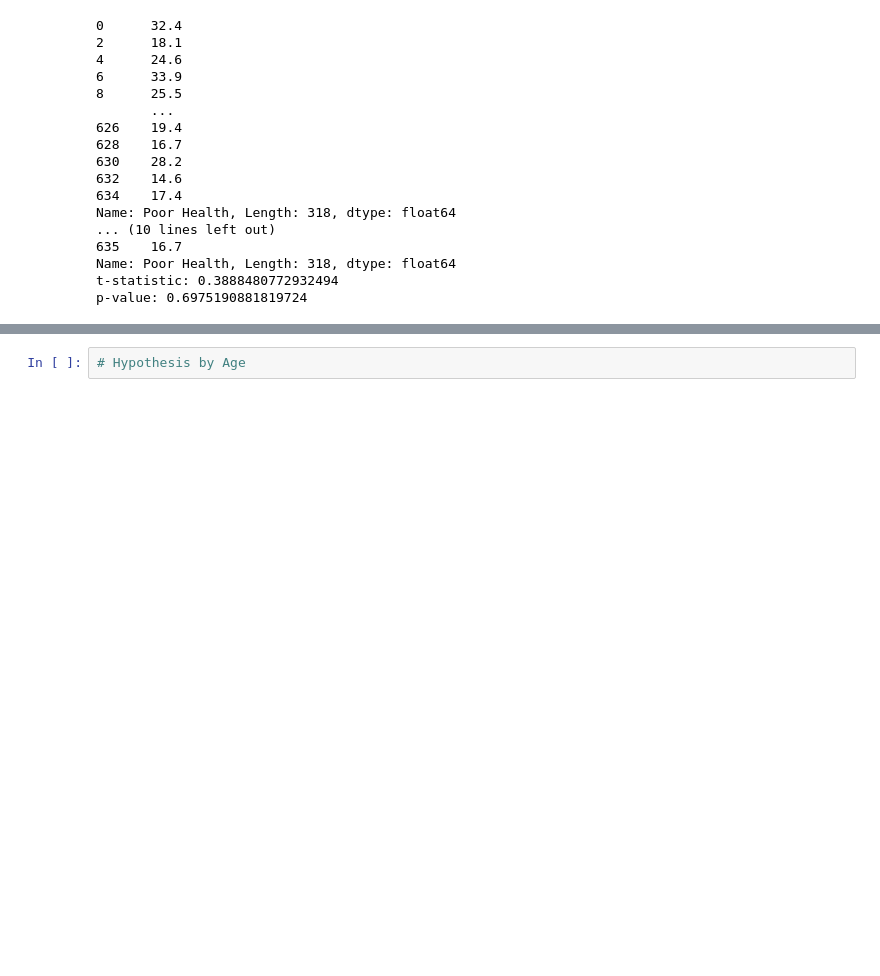
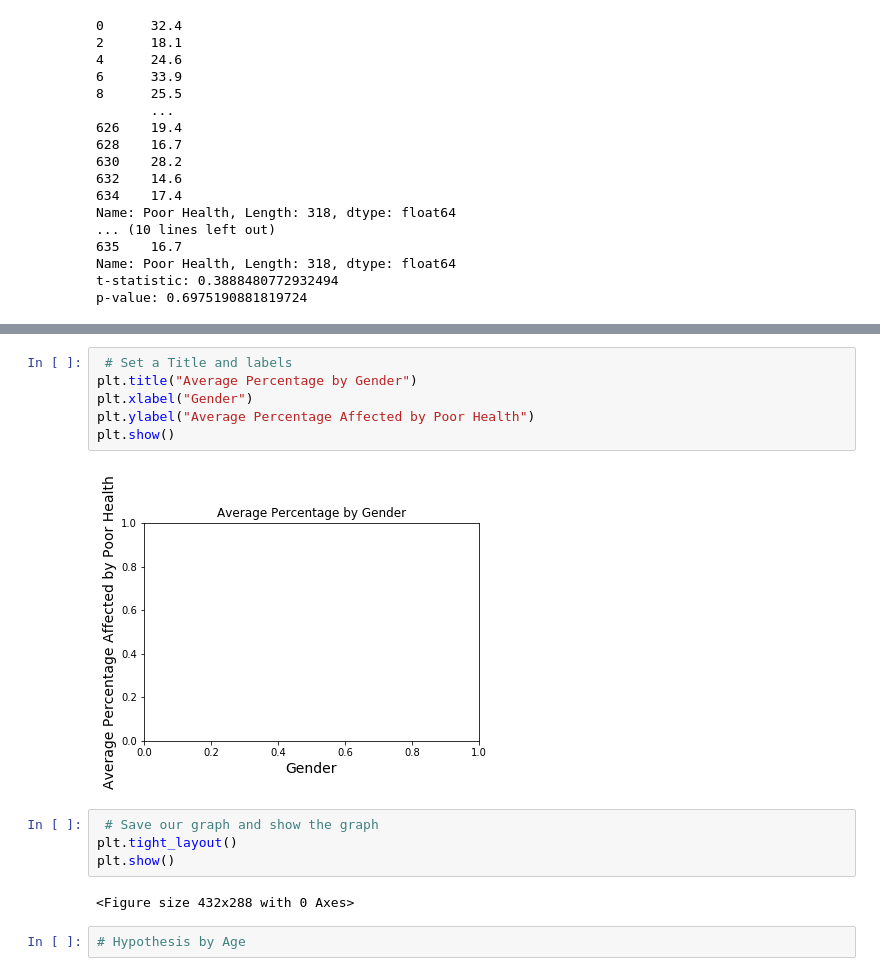
Before and after one commit to NoorBelhaj/Group-5-Project, a Jupyter notebook: Health_Analysis_HM.ipynb, the cells around one changed output, grey strips where cells are left out. Saved outputs shown, nothing was run; the diff lists cells and outputs as text; blank space fills up the shorter version.

```diff
--- a/Health_Analysis_HM.ipynb
+++ b/Health_Analysis_HM.ipynb
@@ -367,3 +385,17 @@ p-value: 0.6975190881819724
+# %%
+ # Set a Title and labels
+plt.title("Average Percentage by Gender")
+plt.xlabel("Gender")
+plt.ylabel("Average Percentage Affected by Poor Health")
+plt.show()
+# %% [output]
+[figure, added]
+# %%
+ # Save our graph and show the graph
+plt.tight_layout()
+plt.show()
+# %% [output]
+<Figure size 432x288 with 0 Axes>
 # %%
 # Hypothesis by Age
 # %%
```
Also changed, not shown: parts of 3 cells of this notebook.
